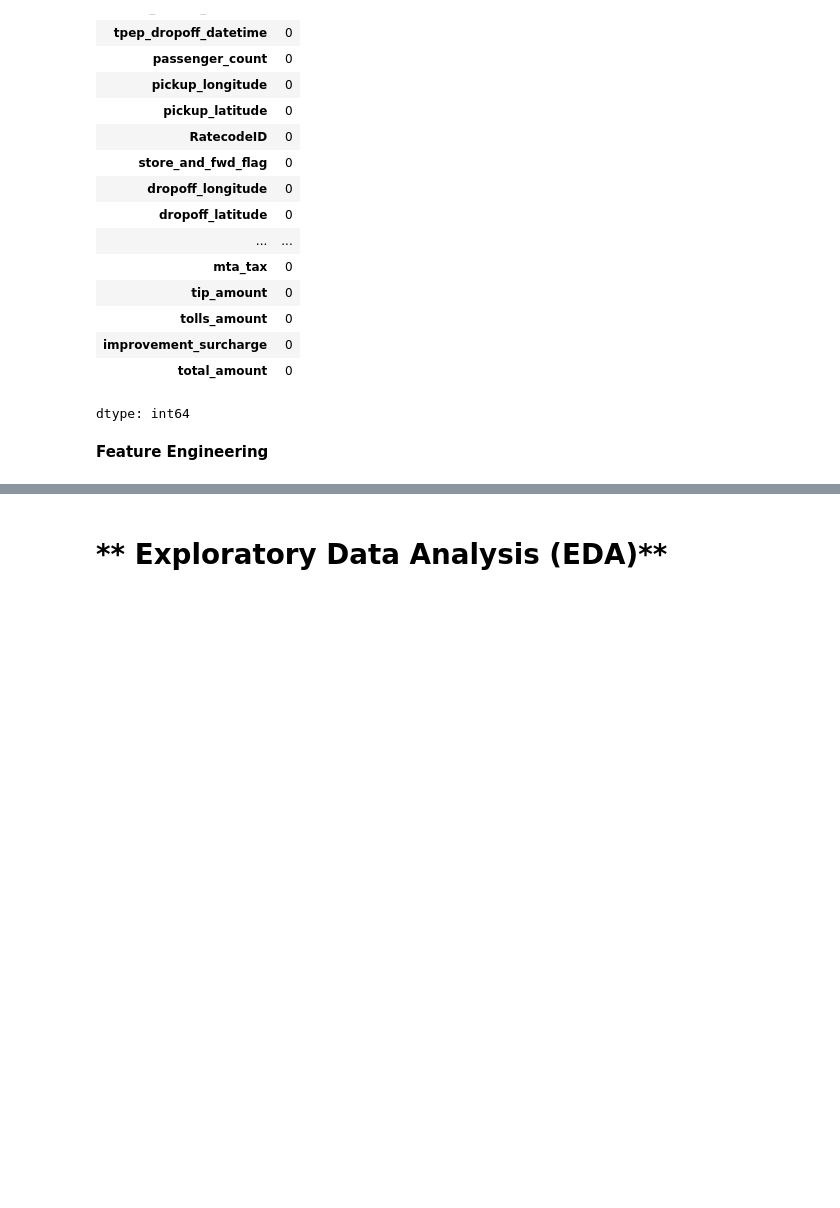
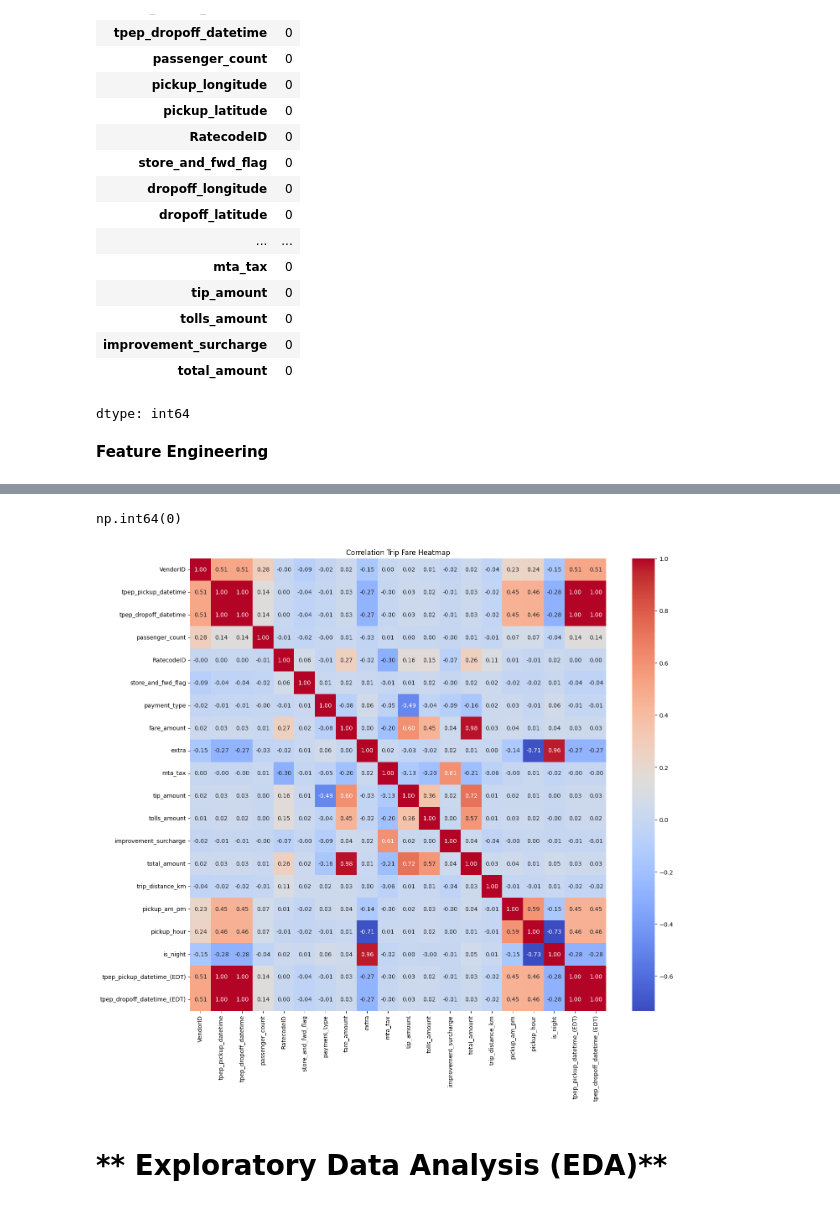
Before and after one commit to ArunK-ML/Project---TripFare-Predicting-Urban-Taxi-Fare-with-Machine-Learning, a Jupyter notebook: TripFare_ML_1.ipynb, the cells around one changed output, grey strips where cells are left out. Cells and saved outputs as stored; diff of their text form; code cells hidden in the pictures; blank space fills up the shorter version.

```diff
--- a/TripFare_ML_1.ipynb
+++ b/TripFare_ML_1.ipynb
@@ -10,7 +15,7 @@ import seaborn as sns
 
 # Data Collection
 
-df = pd.read_csv("/content/taxi_fare.csv")
+df = pd.read_csv("/content/drive/MyDrive/DataSet_For DS/taxi_fare.csv")
 df
 # %% [output]
 |  | VendorID | tpep_pickup_datetime | tpep_dropoff_datetime | passenger_count | pickup_longitude | ... |
@@ -257,3 +228,39 @@ memory usage: 42.9+ MB
+# %%
+df.duplicated().sum()
+# %% [output]
+np.int64(0)
+# %%
+
+df_copy = df.copy()
+
+# Encode Categorical Data
+
+from sklearn.preprocessing import LabelEncoder
+code = LabelEncoder()
+
+for i in df_copy.select_dtypes(include="object").columns:
+  df_copy[i] = code.fit_transform(df_copy[i])
+
+
+# -----------------------------------------------------------------------------
+#                               Correlation Test
+# ---------------------------------------------------------------------------
+
+import seaborn as sns
+import matplotlib.pyplot as plt
+
+# ----------------------------------------
+# Calculate correlation for Trip Fare
+# ----------------------------------------
+corr = df_copy.corr()
+
+# Plot heatmap
+plt.figure(figsize=(16, 14))
+sns.heatmap(corr, annot=True, cmap='coolwarm', fmt=".2f")
+plt.title("Correlation Trip Fare Heatmap")
+plt.show()
+# %% [output]
+[figure, added]
 # %% [markdown]
 # ** Exploratory Data Analysis (EDA)**
 # %%
```
Also changed, not shown: parts of 34 cells of this notebook.
